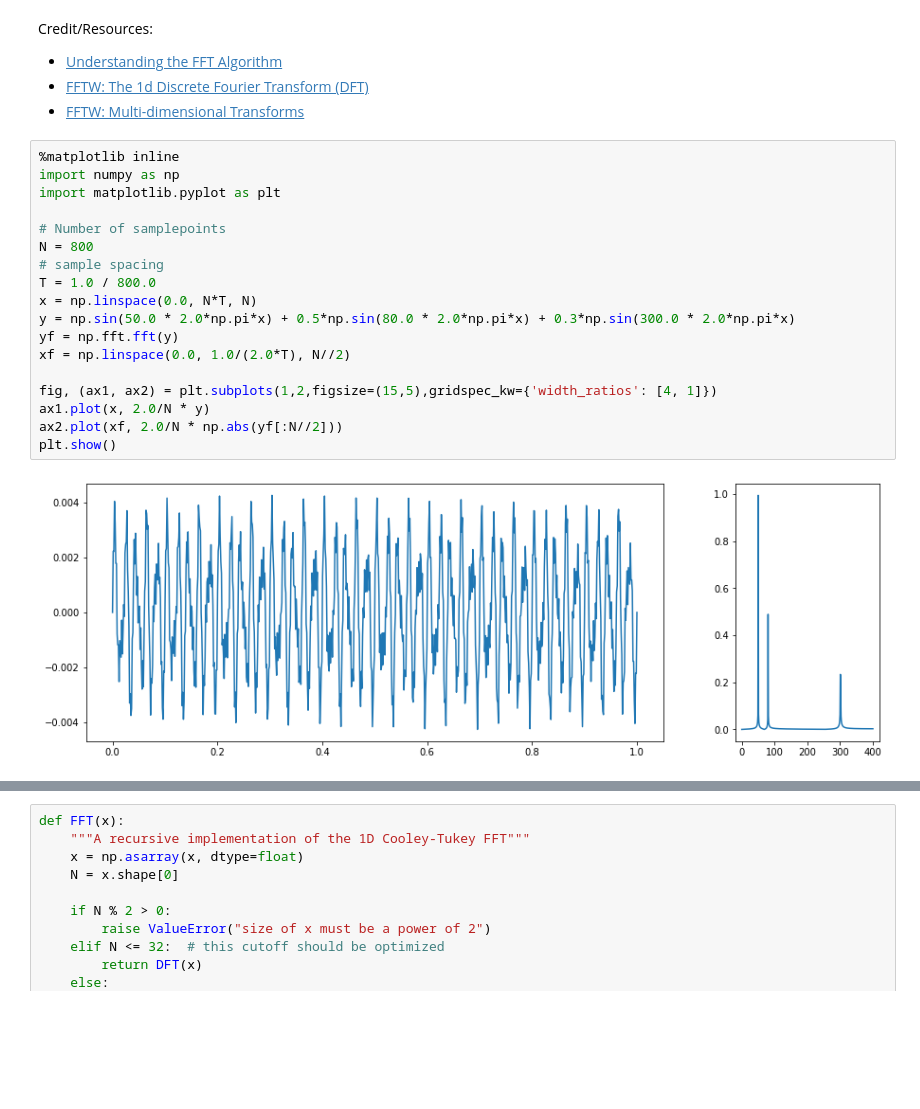
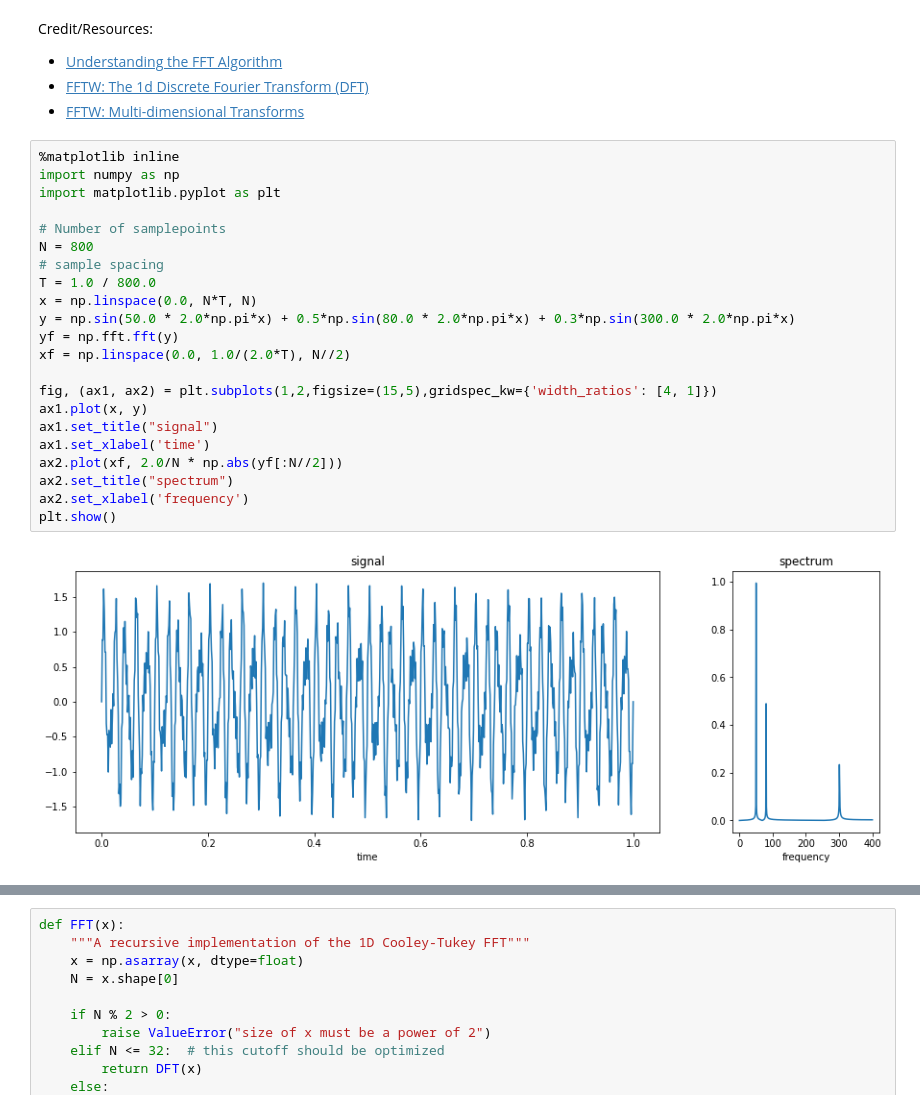
Before and after one commit to SebastianJL/esc412_advanced_high_performance_computing, a Jupyter notebook: exercise3/FFT.ipynb, the cells around one changed output, grey strips where cells are left out. Saved outputs shown, nothing was run; the diff lists cells and outputs as text; blank space fills up the shorter version.

```diff
--- a/exercise3/FFT.ipynb
+++ b/exercise3/FFT.ipynb
@@ -6,20 +6,24 @@ Credit/Resources:
 # %%
 %matplotlib inline
 import numpy as np
 import matplotlib.pyplot as plt
 
 # Number of samplepoints
 N = 800
 # sample spacing
 T = 1.0 / 800.0
 x = np.linspace(0.0, N*T, N)
 y = np.sin(50.0 * 2.0*np.pi*x) + 0.5*np.sin(80.0 * 2.0*np.pi*x) + 0.3*np.sin(300.0 * 2.0*np.pi*x)
 yf = np.fft.fft(y)
 xf = np.linspace(0.0, 1.0/(2.0*T), N//2)
 
 fig, (ax1, ax2) = plt.subplots(1,2,figsize=(15,5),gridspec_kw={'width_ratios': [4, 1]})
-ax1.plot(x, 2.0/N * y)
+ax1.plot(x, y)
+ax1.set_title("signal")
+ax1.set_xlabel('time')
 ax2.plot(xf, 2.0/N * np.abs(yf[:N//2]))
+ax2.set_title("spectrum")
+ax2.set_xlabel('frequency')
 plt.show()
 # %% [output]
-[figure, old version]
+[figure, new version]
```
Also changed, not shown: parts of 13 cells of this notebook.
